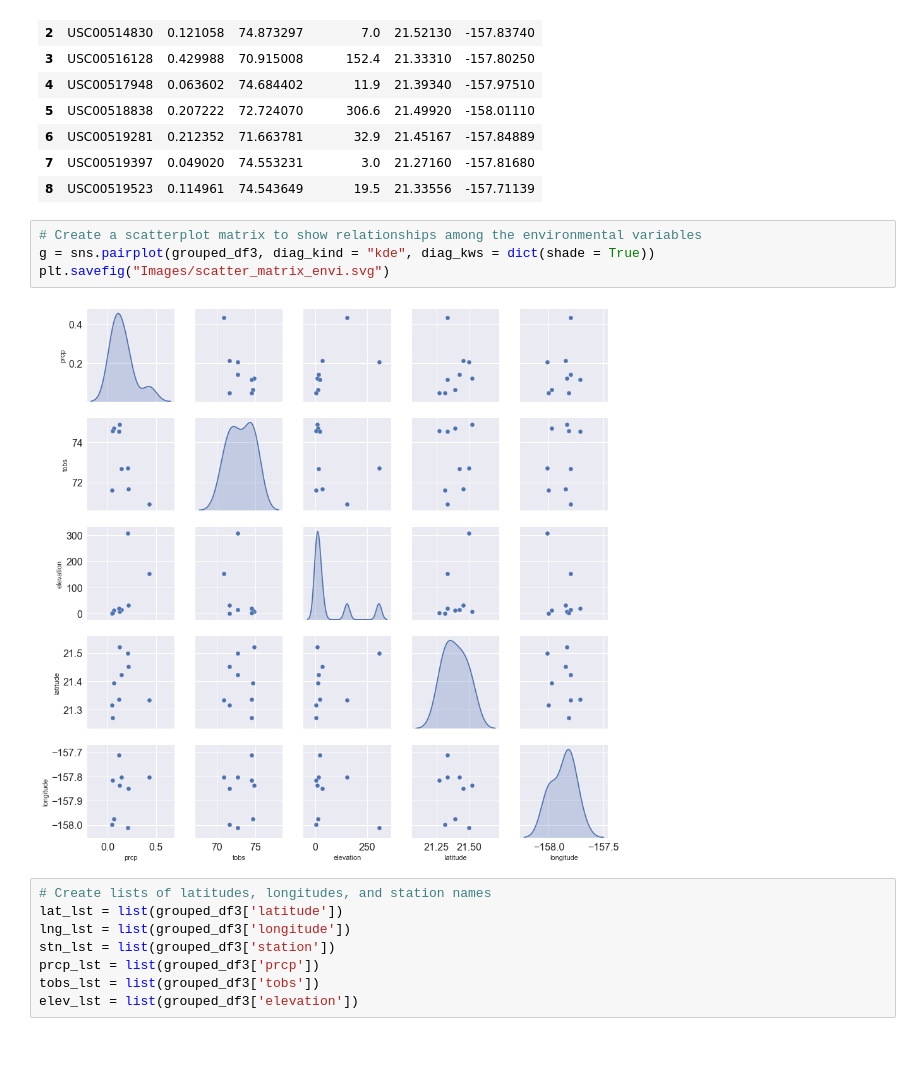
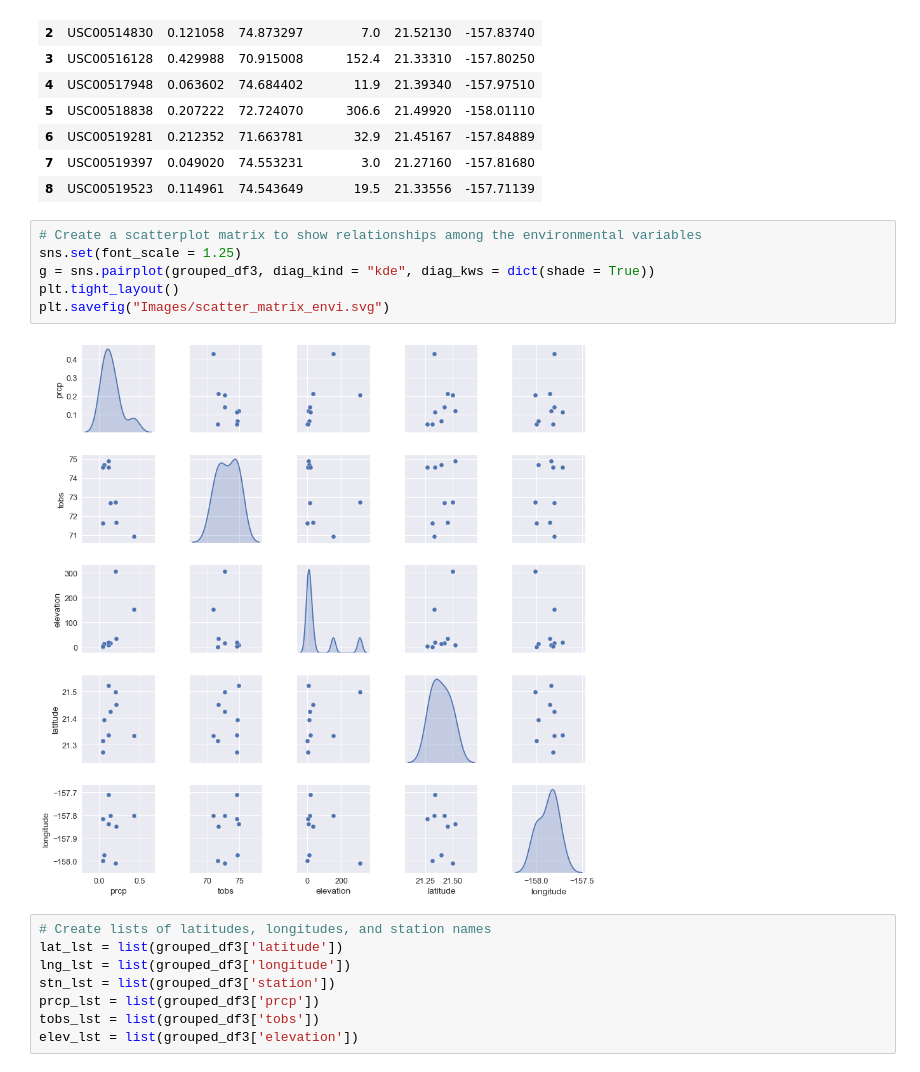
Before and after one commit to rochiecuevas/climate_analysis, a Jupyter notebook: climate_starter.ipynb, the cells around one changed output. Saved outputs shown, nothing was run; the diff lists cells and outputs as text.

```diff
--- a/climate_starter.ipynb
+++ b/climate_starter.ipynb
@@ -467,10 +472,12 @@ grouped_df3
 | 8 | USC00519523 | 0.114961 | 74.543649 | 19.5 | 21.33556 | -157.71139 |
 # %%
 # Create a scatterplot matrix to show relationships among the environmental variables
+sns.set(font_scale = 1.25)
 g = sns.pairplot(grouped_df3, diag_kind = "kde", diag_kws = dict(shade = True))
+plt.tight_layout()
 plt.savefig("Images/scatter_matrix_envi.svg")
 # %% [output]
-[figure, old version]
+[figure, new version]
 # %%
 # Create lists of latitudes, longitudes, and station names
 lat_lst = list(grouped_df3['latitude'])
```
Also changed, not shown: parts of 13 cells of this notebook, 11 other files.
